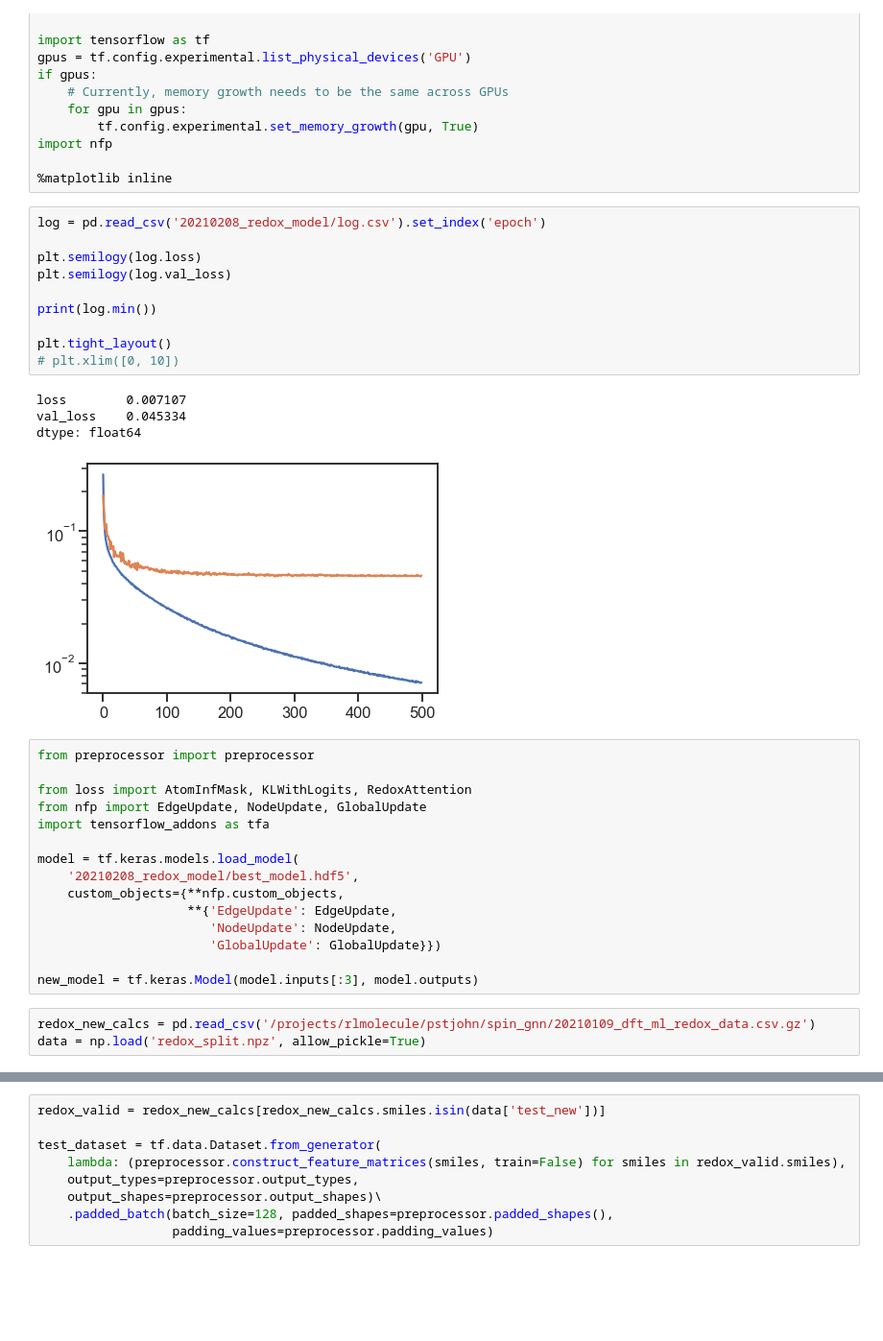
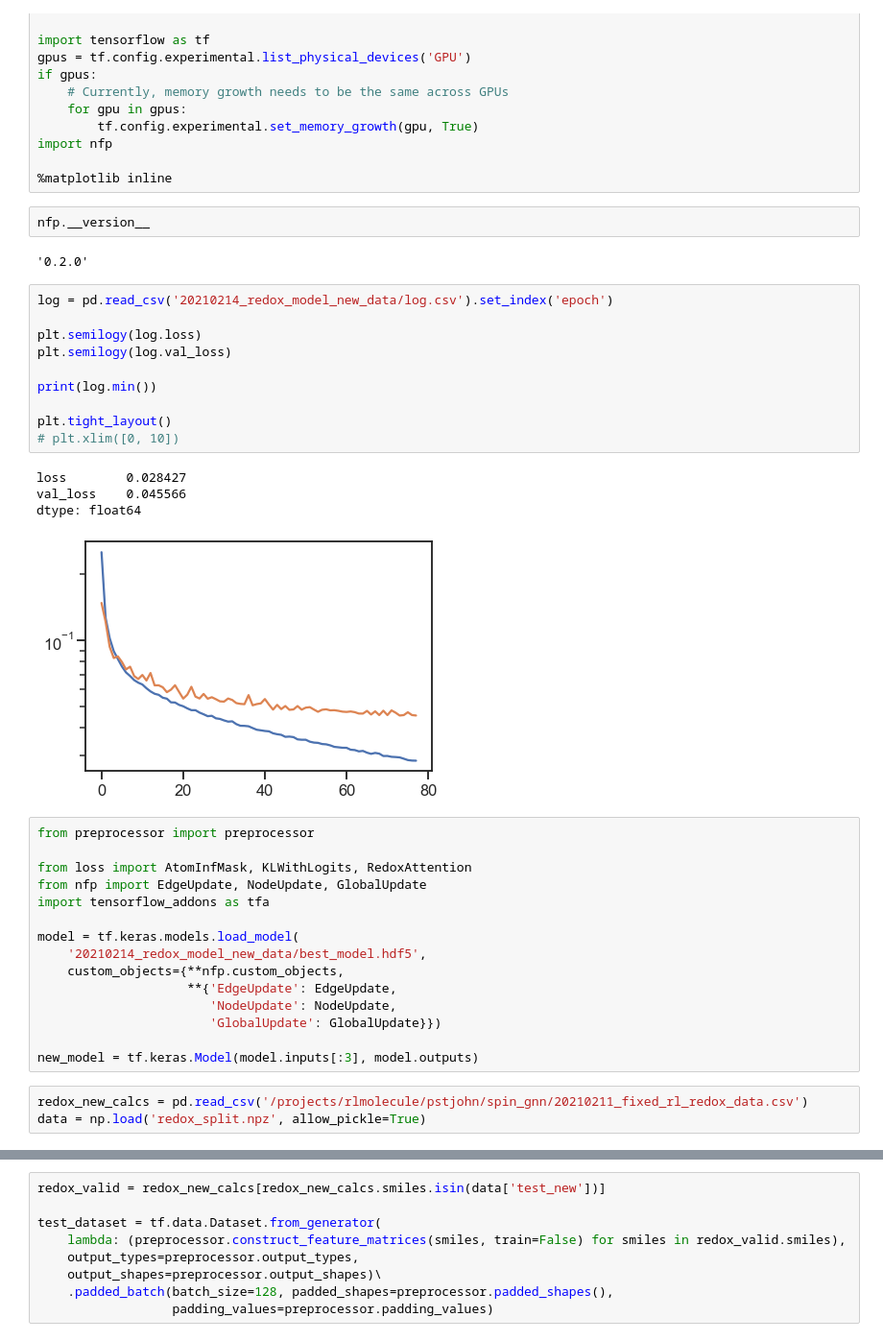
Before and after one commit to jlaw9/spin_gnn, a Jupyter notebook: 20210208_redox_rerun_new_calcs/plot_test_new_compounds.ipynb, the cells around one changed output, grey strips where cells are left out. Shown: that part at 96% size. Cells and saved outputs as stored; diff of their text form; blank space fills up the shorter version.

```diff
--- a/20210208_redox_rerun_new_calcs/plot_test_new_compounds.ipynb
+++ b/20210208_redox_rerun_new_calcs/plot_test_new_compounds.ipynb
@@ -16,21 +16,25 @@ if gpus:
 import nfp
 
 %matplotlib inline
+# %%
+nfp.__version__
+# %% [output]
+'0.2.0'
 # %%
-log = pd.read_csv('20210208_redox_model/log.csv').set_index('epoch')
+log = pd.read_csv('20210214_redox_model_new_data/log.csv').set_index('epoch')
 
 plt.semilogy(log.loss)
 plt.semilogy(log.val_loss)
 
 print(log.min())
 
 plt.tight_layout()
 # plt.xlim([0, 10])
 # %% [output]
-loss        0.007107
-val_loss    0.045334
+loss        0.028427
+val_loss    0.045566
 dtype: float64
-[figure, old version]
+[figure, new version]
 # %%
 from preprocessor import preprocessor
 
@@ -39,7 +43,7 @@ from nfp import EdgeUpdate, NodeUpdate, GlobalUpdate
 import tensorflow_addons as tfa
 
 model = tf.keras.models.load_model(
-    '20210208_redox_model/best_model.hdf5',
+    '20210214_redox_model_new_data/best_model.hdf5',
     custom_objects={**nfp.custom_objects,
                     **{'EdgeUpdate': EdgeUpdate,
                        'NodeUpdate': NodeUpdate,
@@ -47,5 +51,5 @@ model = tf.keras.models.load_model(
 
 new_model = tf.keras.Model(model.inputs[:3], model.outputs)
 # %%
-redox_new_calcs = pd.read_csv('/projects/rlmolecule/pstjohn/spin_gnn/20210109_dft_ml_redox_data.csv.gz')
+redox_new_calcs = pd.read_csv('/projects/rlmolecule/pstjohn/spin_gnn/20210211_fixed_rl_redox_data.csv')
 data = np.load('redox_split.npz', allow_pickle=True)
```
Also changed, not shown: parts of 12 cells of this notebook, 28 other files.
